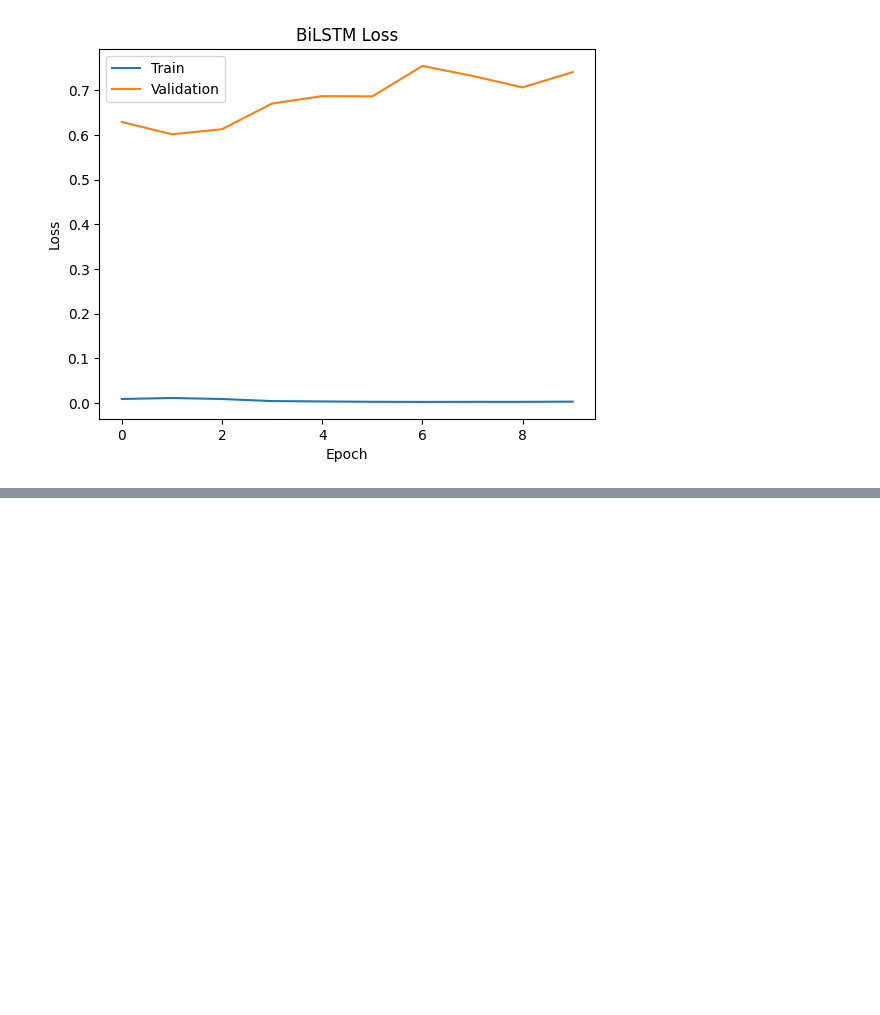
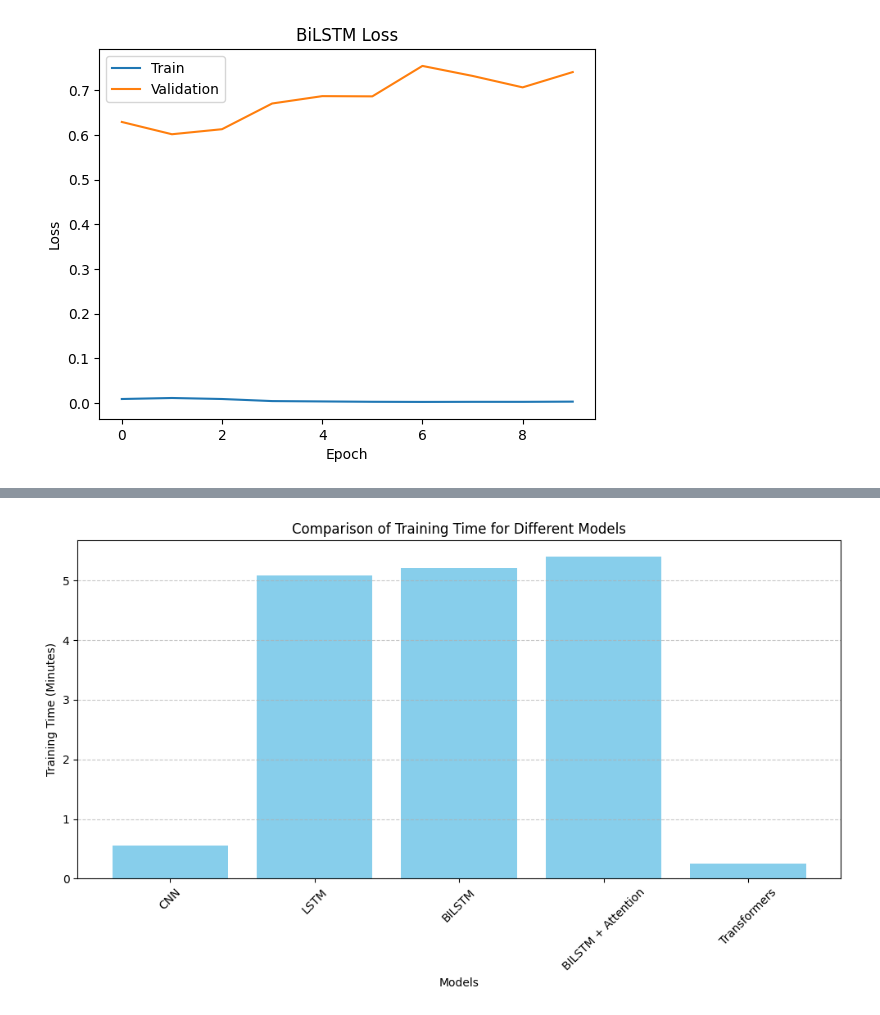
Before and after one commit to jeekay24/twitter-chat-analysis, a Jupyter notebook: analysis.ipynb, the cells around one changed output, grey strips where cells are left out. Saved outputs shown, nothing was run; the diff lists cells and outputs as text; code cells hidden in the pictures; blank space fills up the shorter version.

```diff
--- a/analysis.ipynb
+++ b/analysis.ipynb
@@ -468,0 +506,24 @@ Epoch 10/10
+# %%
+import matplotlib.pyplot as plt
+
+# Model names
+models = ['CNN', 'LSTM', 'BILSTM', 'BILSTM + Attention', 'Transformers']
+
+# Training time in seconds
+training_time = [33.4, 305.6, 312.9, 324.3, 15.4]  # in seconds
+
+# Convert training time to minutes for better readability
+training_time_minutes = [time / 60 for time in training_time]
+
+# Plotting
+plt.figure(figsize=(10, 6))
+plt.bar(models, training_time_minutes, color='skyblue')
+plt.xlabel('Models')
+plt.ylabel('Training Time (Minutes)')
+plt.title('Comparison of Training Time for Different Models')
+plt.xticks(rotation=45)
+plt.grid(axis='y', linestyle='--', alpha=0.7)
+plt.tight_layout()
+plt.show()
+# %% [output]
+[figure, added]
```
Also changed, not shown: parts of 24 cells of this notebook.
